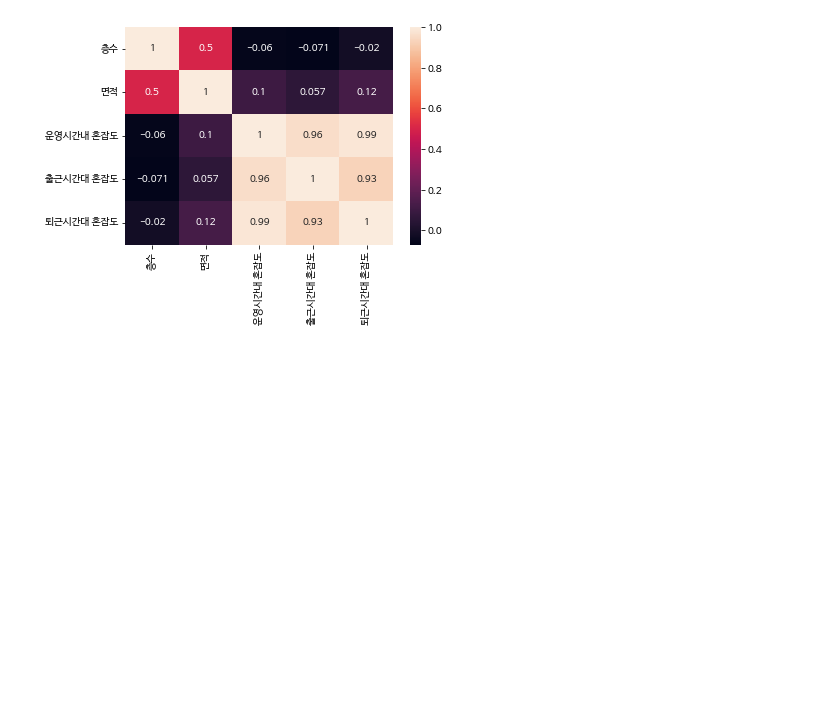
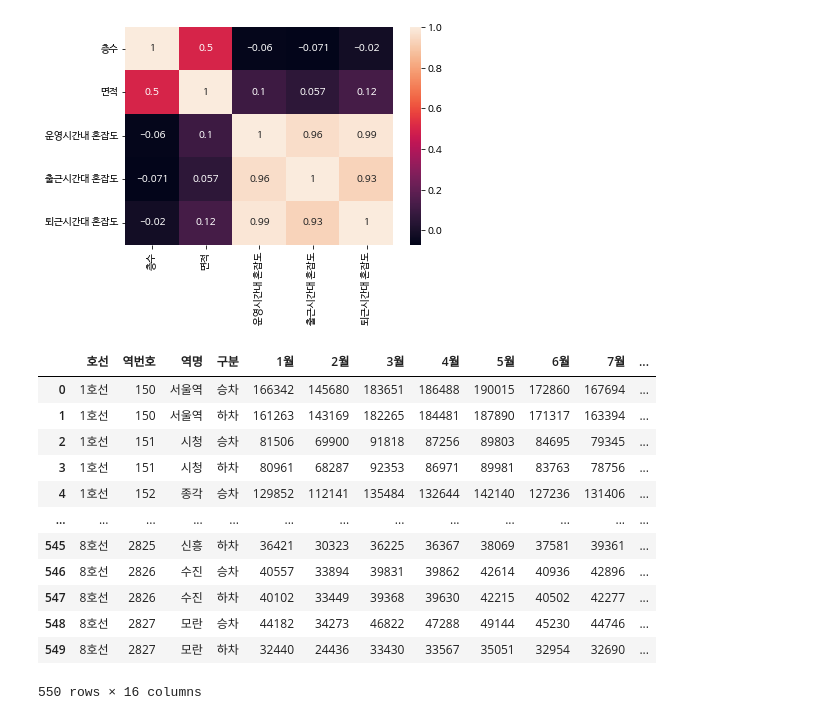
Before and after one commit to HyunJW/Subway_Analystic, a Jupyter notebook: 역사건축정보+혼잡도분석.ipynb, the cells around one changed output. Saved outputs shown, nothing was run; the diff lists cells and outputs as text; code cells hidden in the pictures; blank space fills up the shorter version.

```diff
--- a/역사건축정보+혼잡도분석.ipynb
+++ b/역사건축정보+혼잡도분석.ipynb
@@ -410,3 +410,20 @@ sns.heatmap(corr_matrix, annot=True)
 plt.show()
 # %% [output]
 [figure]
+# %%
+df1=pd.read_csv("/content/역별 월별 노인 승하차인원_20191231.csv", encoding="cp949")
+df1
+# %% [output]
+|  | 호선 | 역번호 | 역명 | 구분 | 1월 | 2월 | 3월 | 4월 | 5월 | 6월 | 7월 | ... |
+| 0 | 1호선 | 150 | 서울역 | 승차 | 166342 | 145680 | 183651 | 186488 | 190015 | 172860 | 167694 | ... |
+| 1 | 1호선 | 150 | 서울역 | 하차 | 161263 | 143169 | 182265 | 184481 | 187890 | 171317 | 163394 | ... |
+| 2 | 1호선 | 151 | 시청 | 승차 | 81506 | 69900 | 91818 | 87256 | 89803 | 84695 | 79345 | ... |
+| 3 | 1호선 | 151 | 시청 | 하차 | 80961 | 68287 | 92353 | 86971 | 89981 | 83763 | 78756 | ... |
+| 4 | 1호선 | 152 | 종각 | 승차 | 129852 | 112141 | 135484 | 132644 | 142140 | 127236 | 131406 | ... |
+| ... | ... | ... | ... | ... | ... | ... | ... | ... | ... | ... | ... | ... |
+| 545 | 8호선 | 2825 | 신흥 | 하차 | 36421 | 30323 | 36225 | 36367 | 38069 | 37581 | 39361 | ... |
+| 546 | 8호선 | 2826 | 수진 | 승차 | 40557 | 33894 | 39831 | 39862 | 42614 | 40936 | 42896 | ... |
+| 547 | 8호선 | 2826 | 수진 | 하차 | 40102 | 33449 | 39368 | 39630 | 42215 | 40502 | 42277 | ... |
+| 548 | 8호선 | 2827 | 모란 | 승차 | 44182 | 34273 | 46822 | 47288 | 49144 | 45230 | 44746 | ... |
+| 549 | 8호선 | 2827 | 모란 | 하차 | 32440 | 24436 | 33430 | 33567 | 35051 | 32954 | 32690 | ... |
+550 rows × 16 columns
```
Also changed, not shown: parts of 3 cells of this notebook.
